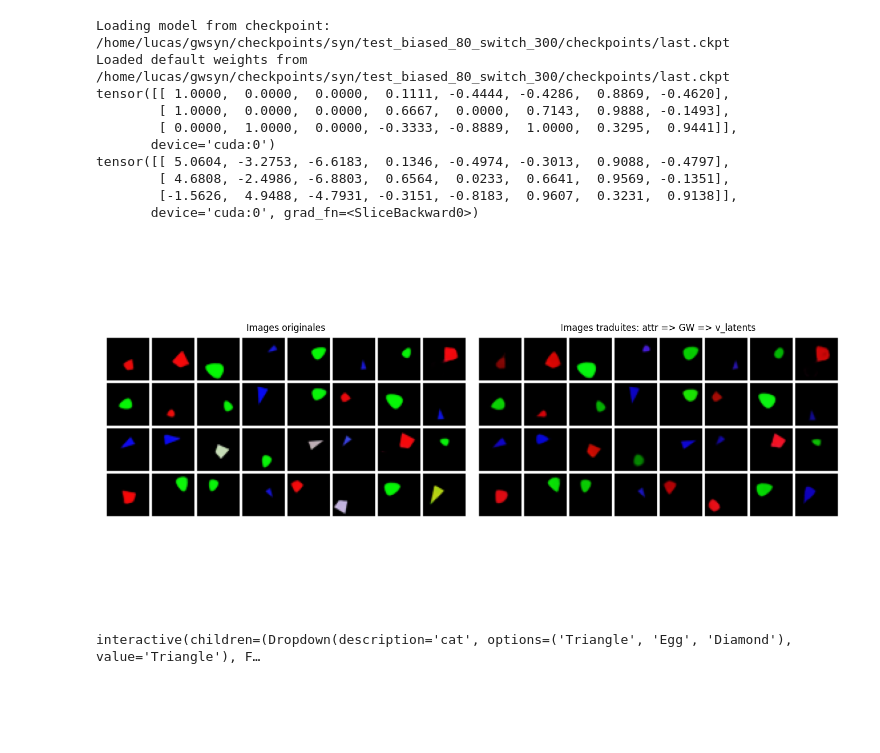
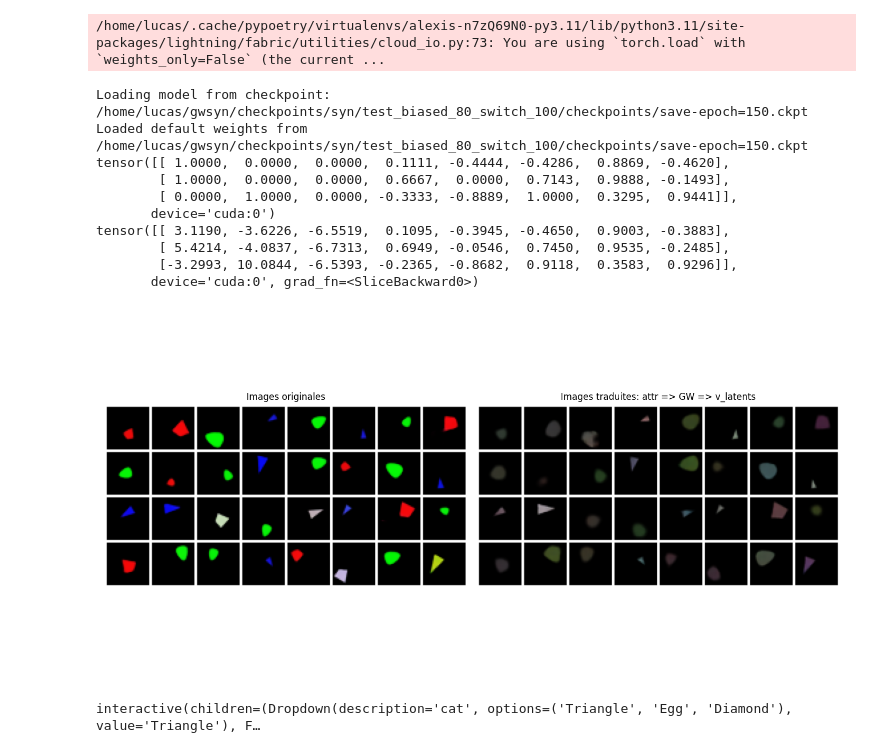
Before and after one commit to lucas-ch/gwsyn, a Jupyter notebook: notebooks/test_checkpoints.ipynb, the cells around one changed output. Saved outputs shown, nothing was run; the diff lists cells and outputs as text; code cells hidden in the pictures; blank space fills up the shorter version.

```diff
--- a/notebooks/test_checkpoints.ipynb
+++ b/notebooks/test_checkpoints.ipynb
@@ -14,41 +14,42 @@ from syn_project.utils_notebook import *
 # %%
 condition = "test"
 data = "biased_80"
-switch_epoch = 300
-checkpoint_epoch = 0
+switch_epoch = 100
+checkpoint_epoch = 150
 
 n_samples = 32
 show_results_fusion = True
 fusion_attr_weight = 1.0
 noise = 0.0
 
 project_name = "syn"
 experiment_name = get_experiment_name(condition, data, switch_epoch)
 
 
 training_params = get_training_params(project_name, experiment_name)
 device = torch.device("cuda" if torch.cuda.is_available() else "cpu")
 
 global_workspace = get_global_workspace(project_name, experiment_name, epoch=checkpoint_epoch)
 data_module = get_data_module(project_name,  experiment_name)
 train_samples = get_data_samples(data_module, n_samples, noise=  noise)
 data_translated = get_data_translated(global_workspace, train_samples, n_samples, fusion_attr_weight, show_results_fusion)
 
 print(data_translated["train_attr"][0:3])
 print(data_translated["attr_decoded"][0:3])
 plot_original_translated_comparison(data_translated["train_images"], data_translated["images_decoded"])
 # %% [output]
-Loading model from checkpoint: /home/lucas/gwsyn/checkpoints/syn/test_biased_80_switch_300/checkpoints/last.ckpt
-Loaded default weights from /home/lucas/gwsyn/checkpoints/syn/test_biased_80_switch_300/checkpoints/last.ckpt
-tensor([[ 1.0000,  0.0000,  0.0000,  0.1111, -0.4444, -0.4286,  0.8869, -0.4620],
-        [ 1.0000,  0.0000,  0.0000,  0.6667,  0.0000,  0.7143,  0.9888, -0.1493],
-        [ 0.0000,  1.0000,  0.0000, -0.3333, -0.8889,  1.0000,  0.3295,  0.9441]],
-       device='cuda:0')
-tensor([[ 5.0604, -3.2753, -6.6183,  0.1346, -0.4974, -0.3013,  0.9088, -0.4797],
-        [ 4.6808, -2.4986, -6.8803,  0.6564,  0.0233,  0.6641,  0.9569, -0.1351],
-        [-1.5626,  4.9488, -4.7931, -0.3151, -0.8183,  0.9607,  0.3231,  0.9138]],
-       device='cuda:0', grad_fn=<SliceBackward0>)
+/home/lucas/.cache/pypoetry/virtualenvs/alexis-n7zQ69N0-py3.11/lib/python3.11/site-packages/lightning/fabric/utilities/cloud_io.py:73: You are using `torch.load` with `weights_only=False` (the current ...
+Loading model from checkpoint: /home/lucas/gwsyn/checkpoints/syn/test_biased_80_switch_100/checkpoints/save-epoch=150.ckpt
+Loaded default weights from /home/lucas/gwsyn/checkpoints/syn/test_biased_80_switch_100/checkpoints/save-epoch=150.ckpt
+tensor([[ 1.0000,  0.0000,  0.0000,  0.1111, -0.4444, -0.4286,  0.8869, -0.4620],
+        [ 1.0000,  0.0000,  0.0000,  0.6667,  0.0000,  0.7143,  0.9888, -0.1493],
+        [ 0.0000,  1.0000,  0.0000, -0.3333, -0.8889,  1.0000,  0.3295,  0.9441]],
+       device='cuda:0')
+tensor([[ 3.1190, -3.6226, -6.5519,  0.1095, -0.3945, -0.4650,  0.9003, -0.3883],
+        [ 5.4214, -4.0837, -6.7313,  0.6949, -0.0546,  0.7450,  0.9535, -0.2485],
+        [-3.2993, 10.0844, -6.5393, -0.2365, -0.8682,  0.9118,  0.3583,  0.9296]],
+       device='cuda:0', grad_fn=<SliceBackward0>)
-[figure, old version]
+[figure, new version]
 # %%
 @interact(
     cat=["Triangle", "Egg", "Diamond"],
```
Also changed, not shown: 7 other files.
